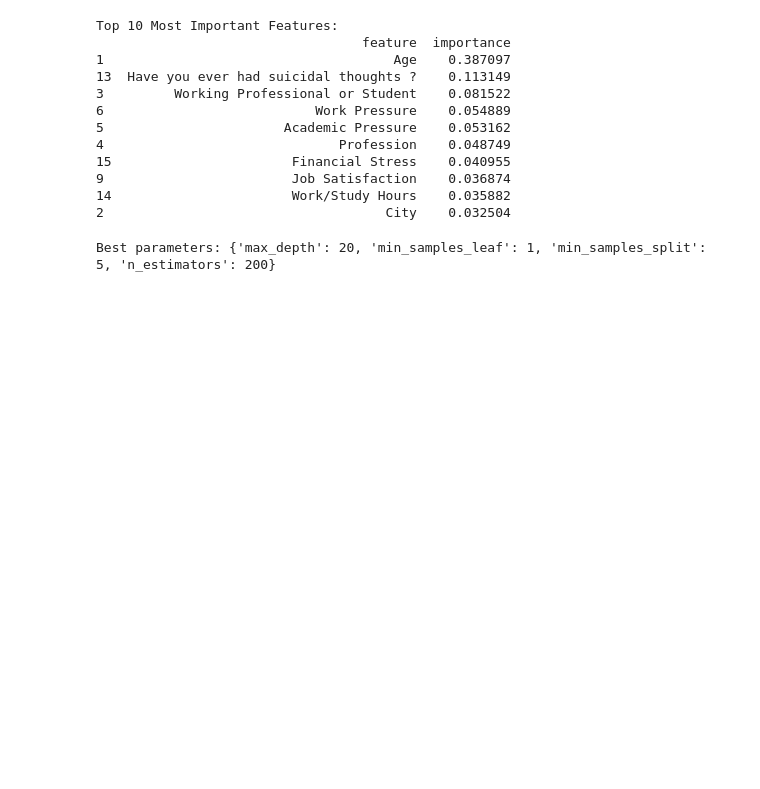
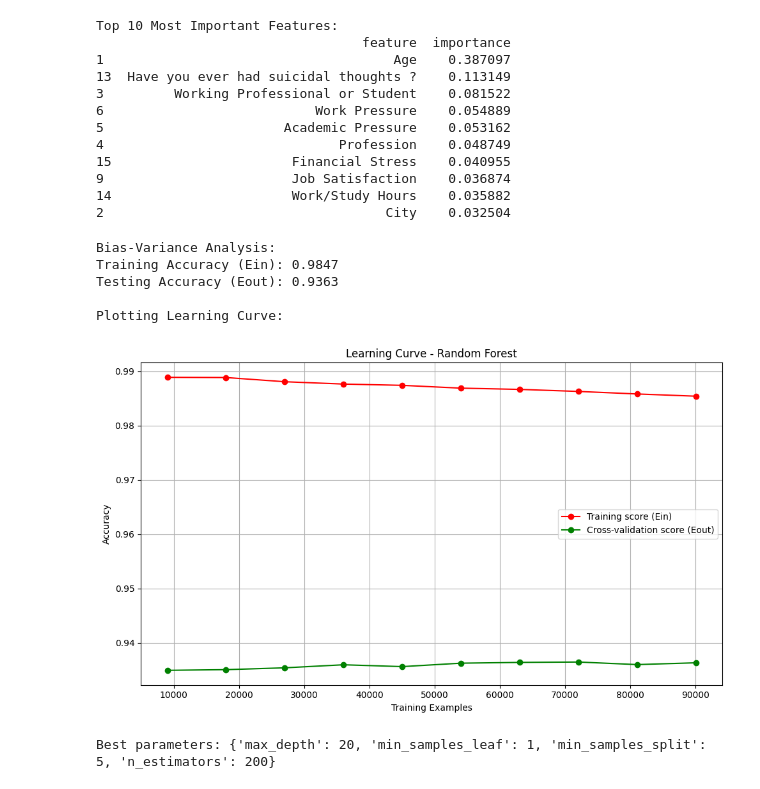
Before and after one commit to mennamohamed0207/Exploring-Mental-Health, a Jupyter notebook: model.ipynb, the cells around one changed output. Drawn from its saved outputs; the diff is of its cells as text; code cells hidden in the pictures; blank space fills up the shorter version.

Commit message:
adding some anaylsis for svm and random forest

```diff
--- a/model.ipynb
+++ b/model.ipynb
@@ -36,14 +37,14 @@ def read_data(file_path):
         return None
 # %%
 # Read the training data
-train_data = read_data('./dataset/train.csv')
+train_data = read_data('/kaggle/input/machine-learning-dataset/train.csv')
 if train_data is not None:
     print("Data loaded successfully!")
 # %% [output]
 Data loaded successfully!
 # %%
 def preprocess_data():
-    train_data = read_data('./dataset/train.csv')
+    train_data = read_data('/kaggle/input/machine-learning-dataset/train.csv')
     if train_data is not None:
         print("Data loaded successfully!")
     # Handle categorical variables
@@ -253,6 +359,53 @@ Top 10 Most Important Features:
 9                        Job Satisfaction    0.036874
 14                       Work/Study Hours    0.035882
 2                                    City    0.032504
+# %%
+from sklearn.model_selection import learning_curve
+import numpy as np
+
+
+train_score = rf_model.score(X_train, y_train)
+test_score = rf_model.score(X_test, y_test)
+print(f"Training Accuracy (Ein): {train_score:.4f}")
+print(f"Testing Accuracy (Eout): {test_score:.4f}")
+
+# Interpretation tip:
+# If Ein >> Eout → Overfitting
+# If Ein ≈ Eout but both low → Underfitting
+# If both high → Good generalization
+
+########################################
+# Learning Curve (Ein vs Eout)
+########################################
+print("\nPlotting Learning Curve:")
+train_sizes, train_scores, test_scores = learning_curve(
+    rf_model, X_train, y_train,
+    cv=5,
+    train_sizes=np.linspace(0.1, 1.0, 10),
+    n_jobs=-1,
+    scoring='accuracy'
+)
+
+train_scores_mean = np.mean(train_scores, axis=1)
+test_scores_mean = np.mean(test_scores, axis=1)
+
+plt.figure(figsize=(10, 6))
+plt.plot(train_sizes, train_scores_mean, 'o-', color="r", label="Training score (Ein)")
+plt.plot(train_sizes, test_scores_mean, 'o-', color="g", label="Cross-validation score (Eout)")
+plt.title("Learning Curve - Random Forest")
+plt.xlabel("Training Examples")
+plt.ylabel("Accuracy")
+plt.legend(loc="best")
+plt.grid()
+plt.tight_layout()
+plt.show()
+# %% [output]
+Bias-Variance Analysis:
+Training Accuracy (Ein): 0.9847
+Testing Accuracy (Eout): 0.9363
+
+Plotting Learning Curve:
+[figure, added]
 # %%
 from sklearn.model_selection import GridSearchCV
 # Define parameter grid
```
Also changed, not shown: parts of 10 cells of this notebook, 2 other files.
